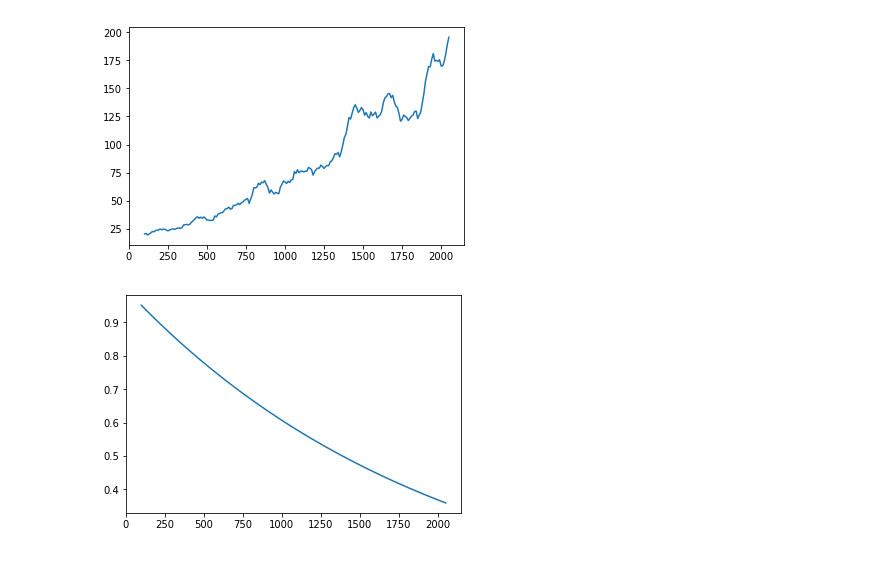
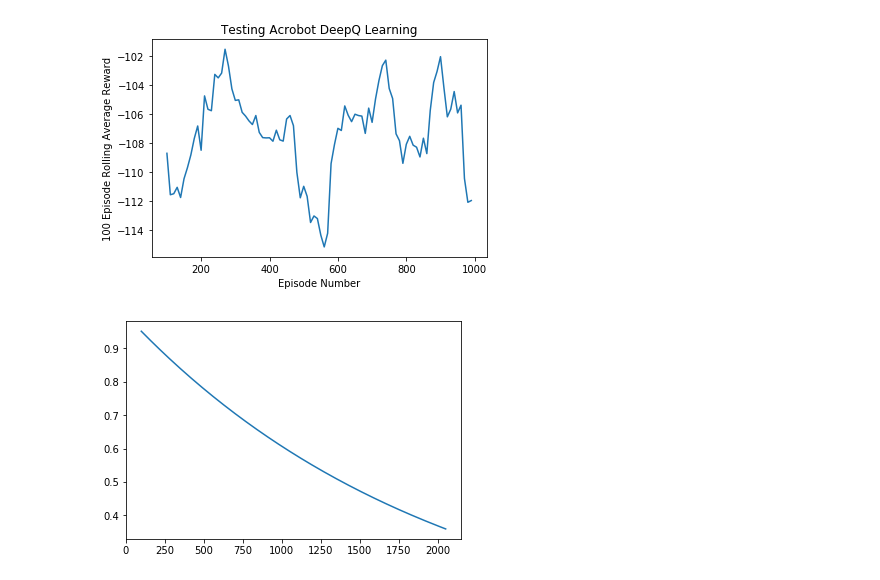
Before and after one commit to gtcooke94/ECE6254, a Jupyter notebook: deepq/Graphing.ipynb, the cells around one changed output. Drawn from its saved outputs; the diff is of its cells as text; code cells hidden in the pictures.

Commit message:
Did more testing and got a lot of data and pictures saved in

```diff
--- a/deepq/Graphing.ipynb
+++ b/deepq/Graphing.ipynb
@@ -11,9 +15,13 @@ epsilons = pd.read_csv('./save/epsilons.csv',header=None)
-# %%
-plt.plot(episodes, averages)
-
-plt.show()
-# %% [output]
-[figure, removed]
+# %%
+test_averages = -test_averages
+plt.plot(test_episodes, test_averages, color='C0')
+plt.title('Testing %s DeepQ Learning' % env)
+plt.xlabel('Episode Number')
+plt.ylabel('100 Episode Rolling Average Reward')
+
+plt.show()
+# %% [output]
+[figure, added]
 # %%
 plt.plot(episodes, epsilons)
 plt.show()
```
Also changed, not shown: parts of 2 cells of this notebook, 38 other files.
